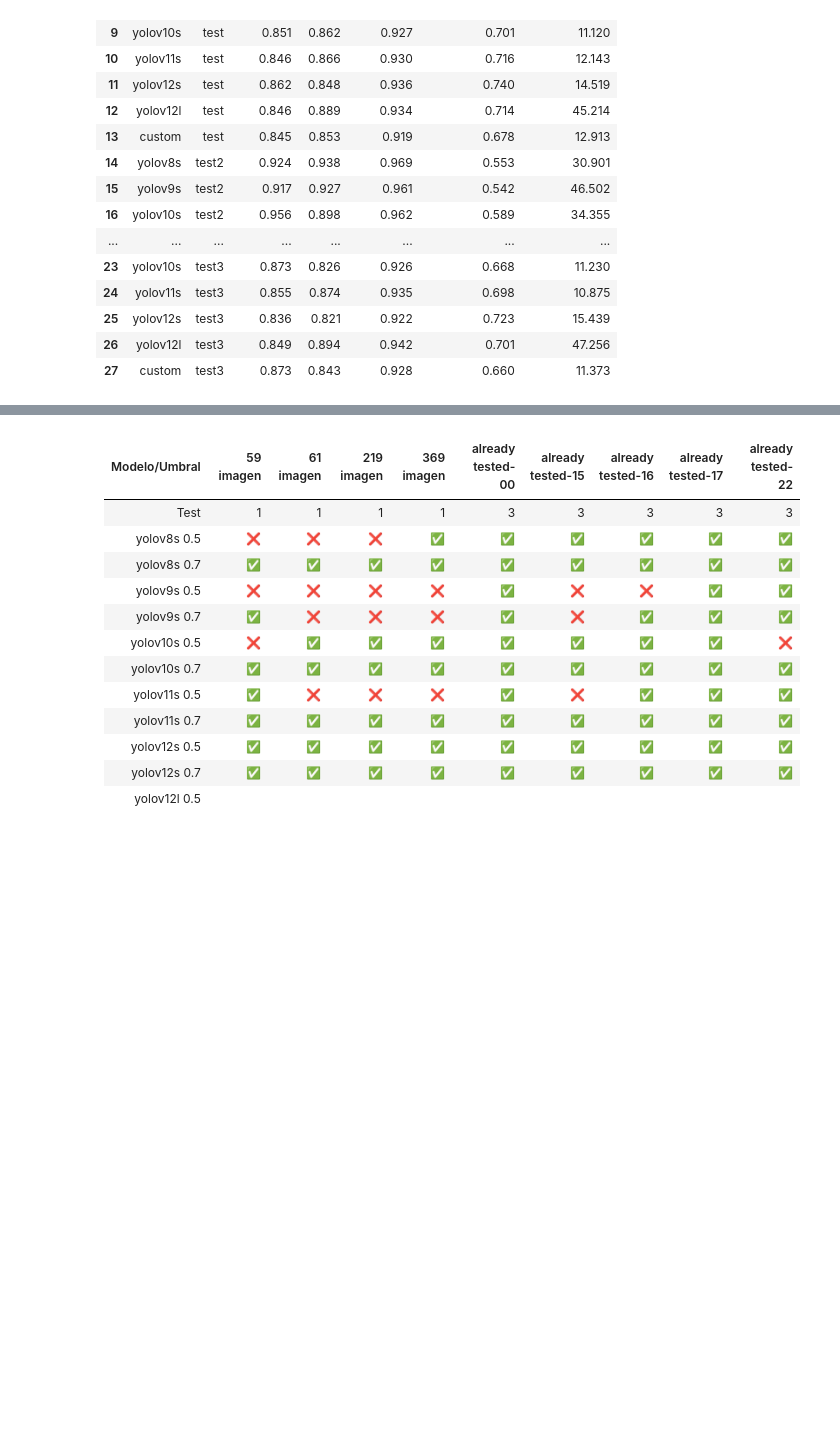
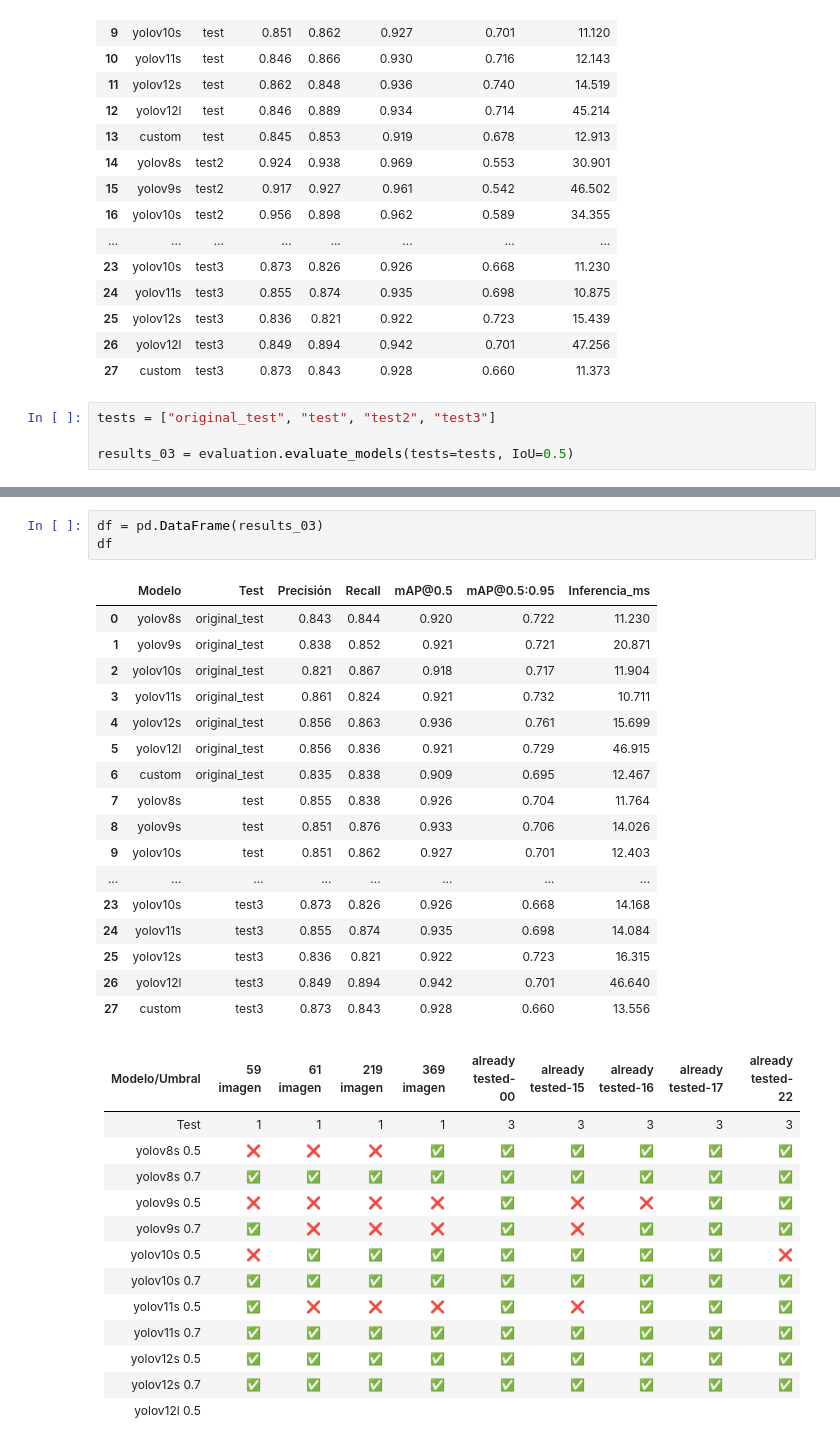
Before and after one commit to AigarciabFabero/TFM, a Jupyter notebook: 04.Codigo/YolovX.ipynb, the cells around one changed output, grey strips where cells are left out. Drawn from its saved outputs; the diff is of its cells as text; blank space fills up the shorter version.

```diff
--- a/04.Codigo/YolovX.ipynb
+++ b/04.Codigo/YolovX.ipynb
@@ -474,3 +474,7 @@ display(df[df["Test"] != "original_test"])
 | 25 | yolov12s | test3 | 0.836 | 0.821 | 0.922 | 0.723 | 15.439 |
 | 26 | yolov12l | test3 | 0.849 | 0.894 | 0.942 | 0.701 | 47.256 |
 | 27 | custom | test3 | 0.873 | 0.843 | 0.928 | 0.660 | 11.373 |
+# %%
+tests = ["original_test", "test", "test2", "test3"]
+
+results_03 = evaluation.evaluate_models(tests=tests, IoU=0.5)
@@ -477,3 +574,24 @@ display(df[df["Test"] != "original_test"])
+# %%
+df = pd.DataFrame(results_03)
+df
+# %% [output]
+|  | Modelo | Test | Precisión | Recall | mAP@0.5 | mAP@0.5:0.95 | Inferencia_ms |
+| 0 | yolov8s | original_test | 0.843 | 0.844 | 0.920 | 0.722 | 11.230 |
+| 1 | yolov9s | original_test | 0.838 | 0.852 | 0.921 | 0.721 | 20.871 |
+| 2 | yolov10s | original_test | 0.821 | 0.867 | 0.918 | 0.717 | 11.904 |
+| 3 | yolov11s | original_test | 0.861 | 0.824 | 0.921 | 0.732 | 10.711 |
+| 4 | yolov12s | original_test | 0.856 | 0.863 | 0.936 | 0.761 | 15.699 |
+| 5 | yolov12l | original_test | 0.856 | 0.836 | 0.921 | 0.729 | 46.915 |
+| 6 | custom | original_test | 0.835 | 0.838 | 0.909 | 0.695 | 12.467 |
+| 7 | yolov8s | test | 0.855 | 0.838 | 0.926 | 0.704 | 11.764 |
+| 8 | yolov9s | test | 0.851 | 0.876 | 0.933 | 0.706 | 14.026 |
+| 9 | yolov10s | test | 0.851 | 0.862 | 0.927 | 0.701 | 12.403 |
+| ... | ... | ... | ... | ... | ... | ... | ... |
+| 23 | yolov10s | test3 | 0.873 | 0.826 | 0.926 | 0.668 | 14.168 |
+| 24 | yolov11s | test3 | 0.855 | 0.874 | 0.935 | 0.698 | 14.084 |
+| 25 | yolov12s | test3 | 0.836 | 0.821 | 0.922 | 0.723 | 16.315 |
+| 26 | yolov12l | test3 | 0.849 | 0.894 | 0.942 | 0.701 | 46.640 |
+| 27 | custom | test3 | 0.873 | 0.843 | 0.928 | 0.660 | 13.556 |
 # %% [markdown]
 | Modelo/Umbral     | 59 imagen | 61 imagen | 219 imagen | 369 imagen | already tested-00 | already tested-15 | already tested-16 | already tested-17 | already tested-22 |
 |-------------------|:---------:|:---------:|:---------:|:---------:|:-----------------:|:-----------------:|:-----------------:|:-----------------:|:-----------------:|
```
Also changed, not shown: parts of 1 cell of this notebook, 7 other files.
